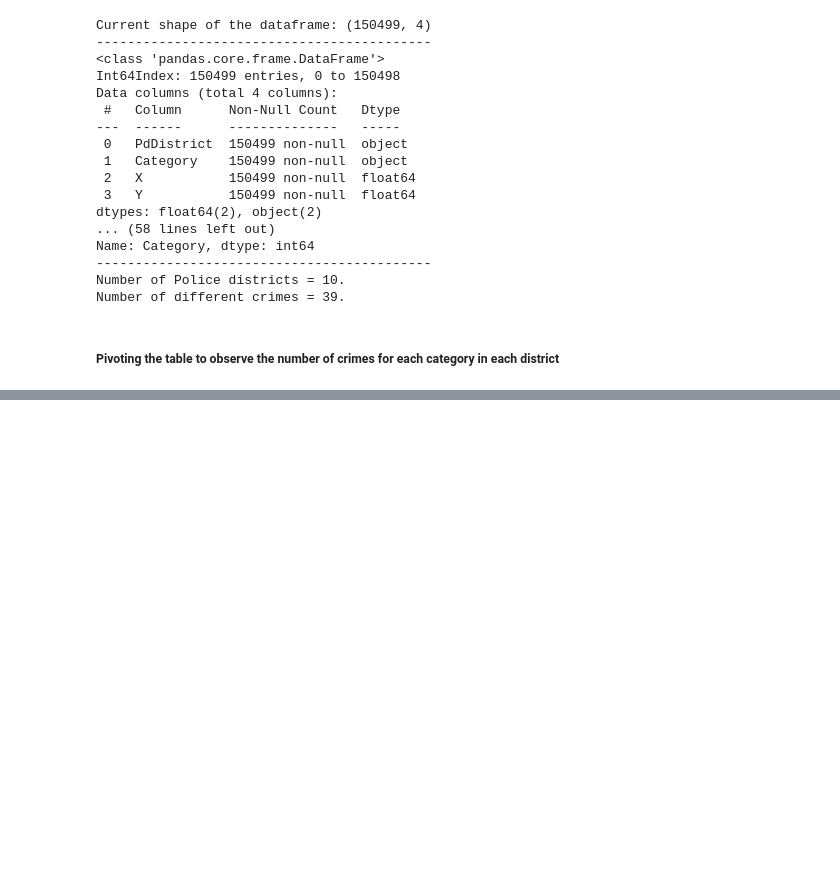
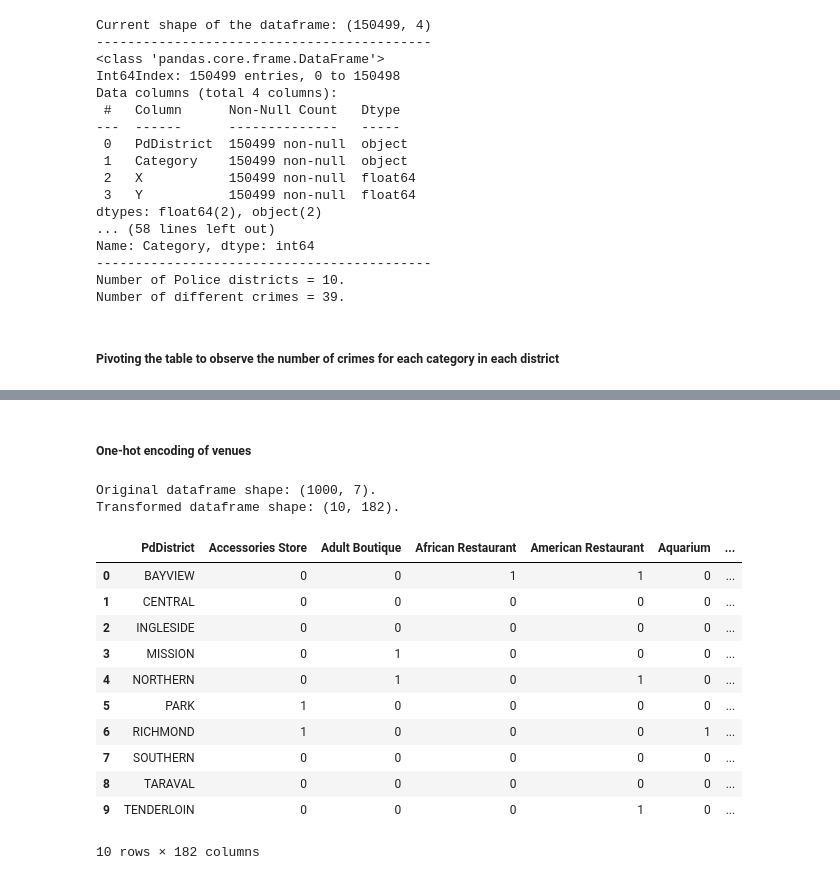
Before and after one commit to RiccardoGiro/IBM_ADSC_Project, a Jupyter notebook: 05_Capstone_Project_Week_4.ipynb, the cells around one changed output, grey strips where cells are left out. Drawn from its saved outputs; the diff is of its cells as text; code cells hidden in the pictures; blank space fills up the shorter version.

```diff
--- a/05_Capstone_Project_Week_4.ipynb
+++ b/05_Capstone_Project_Week_4.ipynb
@@ -135,0 +176,21 @@ df2_pivot.head()
+# %%
+address_dict = {
+    'Bayview': '201 Williams Avenue',
+    'Central': '766 Vallejo Street',
+    'Ingleside': 'Havelock St',
+    'Mission': '630 Valencia Street',
+    'Northern': '1125 Fillmore Street',
+    'Park': '1899 Waller Street',
+    'Richmond': '461 6th Avenue',
+    'Southern': '1251 3rd Street',
+    'Taraval': '2345 24th Avenue',
+    'Tenderloin': '301 Eddy Street',
+}
+# Coordinates of the districts
+geo_locator = Nominatim(user_agent="my_username")
+lat = []
+lon = []
+for _ in address_dict.values():
+    loc = geo_locator.geocode(_ + ", San Francisco, CA, 94122")
+    lat.append(loc.latitude)
+    lon.append(loc.longitude)
@@ -135,0 +199,5 @@ df2_pivot.head()
+# %%
+t = TicToc()
+t.tic()
+venues = getNearbyVenues(names=df2['PdDistrict'].unique(), LAT=lat, LON=lon)
+t.toc("All venues successfully extracted. Elapsed time:")
@@ -135,0 +222,29 @@ df2_pivot.head()
+# %% [markdown]
+##### One-hot encoding of venues
+# %%
+venues_df = pd.get_dummies(venues[['Venue Category']], prefix="", prefix_sep="")
+venues_df['PdDistrict'] = venues['Neighborhood']
+pos = [venues_df.columns[-1]] + list(venues_df.columns[:-1])
+venues_df = venues_df[pos]
+# %%
+# Rows are then grouped by neighborhood and the values corresponding to each category are obtained by computing the
+# total number of occurrence of each type of venue
+venues_df = venues_df.groupby('PdDistrict').sum().reset_index()
+print(f"Original dataframe shape: {venues.shape}.")
+print(f"Transformed dataframe shape: {venues_df.shape}.")
+venues_df.head(10)
+# %% [output]
+Original dataframe shape: (1000, 7).
+Transformed dataframe shape: (10, 182).
+|  | PdDistrict | Accessories Store | Adult Boutique | African Restaurant | American Restaurant | Aquarium | ... |
+| 0 | BAYVIEW | 0 | 0 | 1 | 1 | 0 | ... |
+| 1 | CENTRAL | 0 | 0 | 0 | 0 | 0 | ... |
+| 2 | INGLESIDE | 0 | 0 | 0 | 0 | 0 | ... |
+| 3 | MISSION | 0 | 1 | 0 | 0 | 0 | ... |
+| 4 | NORTHERN | 0 | 1 | 0 | 1 | 0 | ... |
+| 5 | PARK | 1 | 0 | 0 | 0 | 0 | ... |
+| 6 | RICHMOND | 1 | 0 | 0 | 0 | 1 | ... |
+| 7 | SOUTHERN | 0 | 0 | 0 | 0 | 0 | ... |
+| 8 | TARAVAL | 0 | 0 | 0 | 0 | 0 | ... |
+| 9 | TENDERLOIN | 0 | 0 | 0 | 1 | 0 | ... |
+10 rows × 182 columns
```
Also changed, not shown: parts of 11 cells of this notebook.
